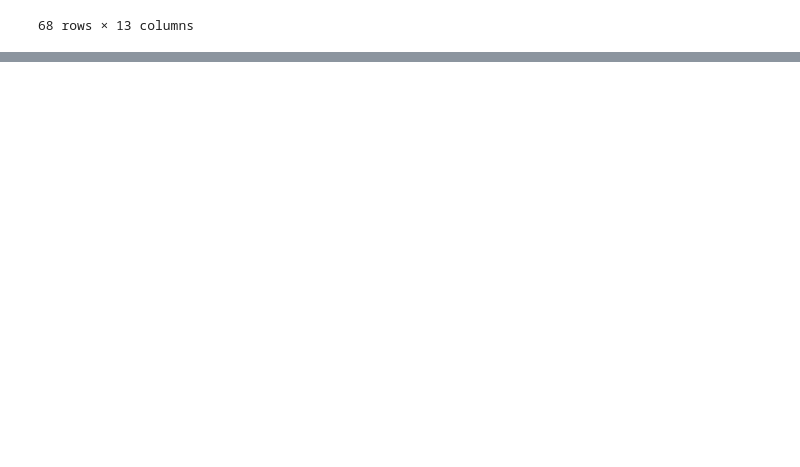
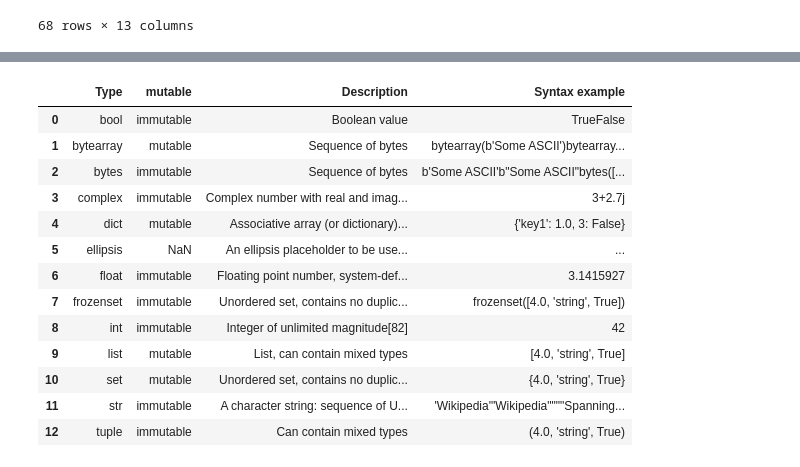
Before and after one commit to localpunter/Python_3_Masterclass, a Jupyter notebook: Section 22 Automate Data Analysis/Juypter/Untitled.ipynb, the cells around one changed output, grey strips where cells are left out. Drawn from its saved outputs; the diff is of its cells as text; code cells hidden in the pictures; blank space fills up the shorter version.

Commit message:
Reading HTML content with Pandas

```diff
--- a/Section 22 Automate Data Analysis/Juypter/Untitled.ipynb
+++ b/Section 22 Automate Data Analysis/Juypter/Untitled.ipynb
@@ -285,3 +285,5 @@ HT
 | 22 | 2019-04-11 | 77.5 | 12 st 3 lbs | Looking at Rachels car | 2019-05-06 | 78.8 | 12 st 6 lbs | NaN |
 | 23 | 2019-04-12 | 77.6 | 12 st 3 lbs | NaN | 2019-05-07 | 79.2 | 12 st 7 lbs | NaN |
 | 24 | 2019-04-13 | 77.2 | 12 st 2 lbs | NaN | 2019-05-08 | 78.1 | 12 st 4 lbs | NaN |
+# %%
+url = "https://en.wikipedia.org/wiki/Python_(programming_language)"
@@ -287,0 +311,18 @@ HT
+# %%
+d = pandas.read_html(url)[1]
+d
+# %% [output]
+|  | Type | mutable | Description | Syntax example |
+| 0 | bool | immutable | Boolean value | TrueFalse |
+| 1 | bytearray | mutable | Sequence of bytes | bytearray(b'Some ASCII')bytearray... |
+| 2 | bytes | immutable | Sequence of bytes | b'Some ASCII'b"Some ASCII"bytes([... |
+| 3 | complex | immutable | Complex number with real and imag... | 3+2.7j |
+| 4 | dict | mutable | Associative array (or dictionary)... | {'key1': 1.0, 3: False} |
+| 5 | ellipsis | NaN | An ellipsis placeholder to be use... | ... |
+| 6 | float | immutable | Floating point number, system-def... | 3.1415927 |
+| 7 | frozenset | immutable | Unordered set, contains no duplic... | frozenset([4.0, 'string', True]) |
+| 8 | int | immutable | Integer of unlimited magnitude[82] | 42 |
+| 9 | list | mutable | List, can contain mixed types | [4.0, 'string', True] |
+| 10 | set | mutable | Unordered set, contains no duplic... | {4.0, 'string', True} |
+| 11 | str | immutable | A character string: sequence of U... | 'Wikipedia'"Wikipedia""""Spanning... |
+| 12 | tuple | immutable | Can contain mixed types | (4.0, 'string', True) |
```
Also changed, not shown: parts of 1 cell of this notebook, 1 other file.
